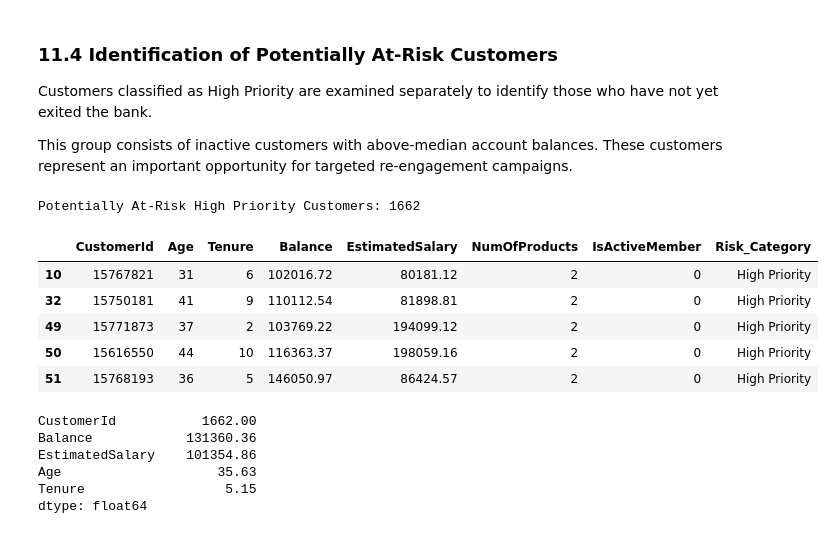
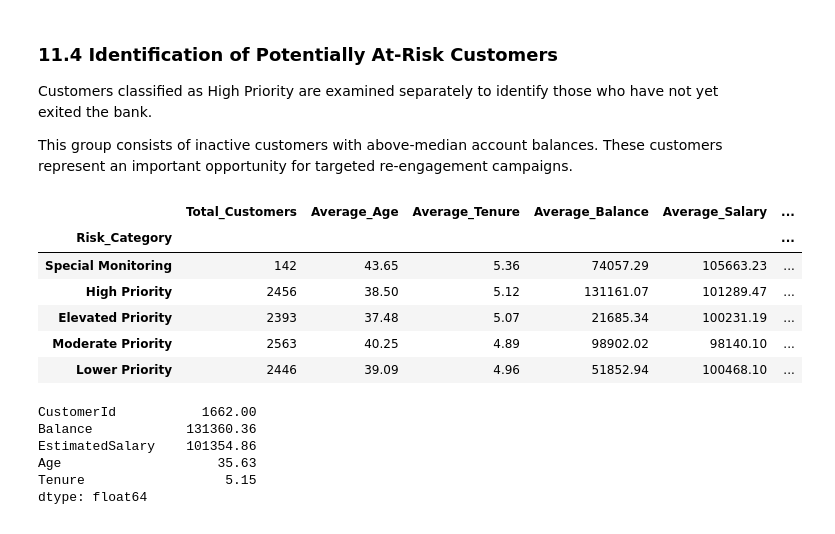
Before and after one commit to Dvnsh-coder/Customer-retention-analysis, a Jupyter notebook: notebooks/01_data_understanding.ipynb, the cells around one changed output. Cells and saved outputs as stored; diff of their text form; code cells hidden in the pictures.

```diff
--- a/notebooks/01_data_understanding.ipynb
+++ b/notebooks/01_data_understanding.ipynb
@@ -2240,40 +2283,42 @@ Customers classified as High Priority are examined separately to identify those
 
 This group consists of inactive customers with above-median account balances. These customers represent an important opportunity for targeted re-engagement campaigns.
 # %%
-# Identify retained customers in the High Priority category
-high_priority_retained = df[
-    (df["Risk_Category"] == "High Priority") &
-    (df["Exited"] == 0)
-].copy()
 
-# Display selected customer information
-at_risk_customers = high_priority_retained[
-    [
-        "CustomerId",
-        "Age",
-        "Tenure",
-        "Balance",
-        "EstimatedSalary",
-        "NumOfProducts",
-        "IsActiveMember",
-        "Risk_Category"
-    ]
-]
+# Analyse customer profiles across risk categories
+# without displaying individual customer identifiers
 
-print(
-    "Potentially At-Risk High Priority Customers:",
-    len(at_risk_customers)
+risk_profile = (
+    df.groupby("Risk_Category")
+    .agg(
+        Total_Customers=("Exited", "count"),
+        Average_Age=("Age", "mean"),
+        Average_Tenure=("Tenure", "mean"),
+        Average_Balance=("Balance", "mean"),
+        Average_Salary=("EstimatedSalary", "mean"),
+        Average_Product_Count=("NumOfProducts", "mean"),
+        Churn_Rate=("Exited", "mean")
+    )
 )
 
-display(at_risk_customers.head())
+# Convert churn rate into percentage
+risk_profile["Churn_Rate"] *= 100
+
+# Round numerical values
+risk_profile = risk_profile.round(2)
+
+# Display aggregate customer profiles
+risk_profile.sort_values(
+    by="Churn_Rate",
+    ascending=False
+)
 # %% [output]
-Potentially At-Risk High Priority Customers: 1662
-|  | CustomerId | Age | Tenure | Balance | EstimatedSalary | NumOfProducts | IsActiveMember | Risk_Category |
-| 10 | 15767821 | 31 | 6 | 102016.72 | 80181.12 | 2 | 0 | High Priority |
-| 32 | 15750181 | 41 | 9 | 110112.54 | 81898.81 | 2 | 0 | High Priority |
-| 49 | 15771873 | 37 | 2 | 103769.22 | 194099.12 | 2 | 0 | High Priority |
-| 50 | 15616550 | 44 | 10 | 116363.37 | 198059.16 | 2 | 0 | High Priority |
-| 51 | 15768193 | 36 | 5 | 146050.97 | 86424.57 | 2 | 0 | High Priority |
+|  | Total_Customers | Average_Age | Average_Tenure | Average_Balance | Average_Salary | ... |
+| Risk_Category |  |  |  |  |  | ... |
+| Special Monitoring | 142 | 43.65 | 5.36 | 74057.29 | 105663.23 | ... |
+| High Priority | 2456 | 38.50 | 5.12 | 131161.07 | 101289.47 | ... |
+| Elevated Priority | 2393 | 37.48 | 5.07 | 21685.34 | 100231.19 | ... |
+| Moderate Priority | 2563 | 40.25 | 4.89 | 98902.02 | 98140.10 | ... |
+| Lower Priority | 2446 | 39.09 | 4.96 | 51852.94 | 100468.10 | ... |
 # %%
 # Profile of retained high-priority customers
 high_priority_profile = high_priority_retained.agg({
```
Also changed, not shown: parts of 9 cells of this notebook.
